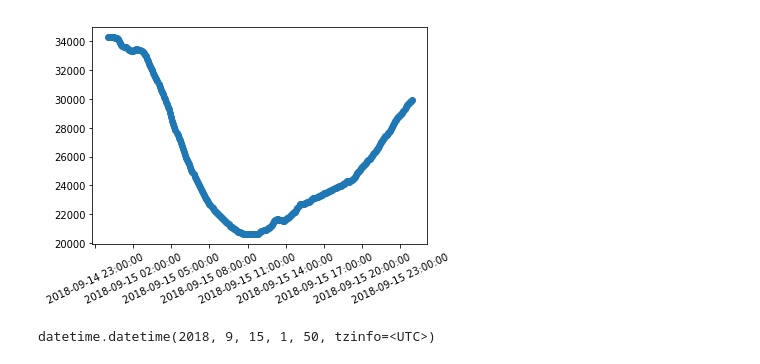
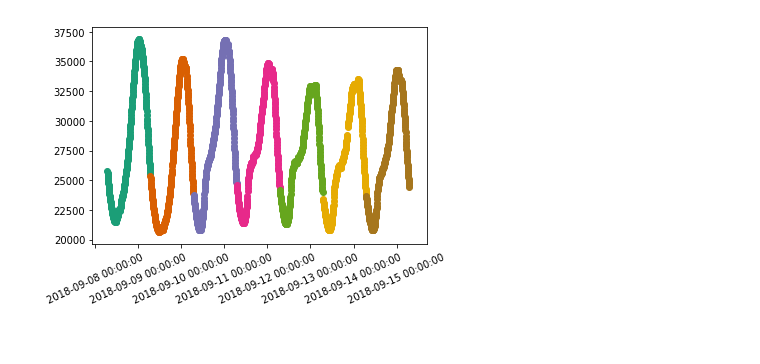
Before and after one commit to ljwille/DRISO, a Jupyter notebook: PyISO-firsttry.ipynb, the cells around one changed output. Drawn from its saved outputs; the diff is of its cells as text; code cells hidden in the pictures.

Commit message:
Some pretty load plots

```diff
--- a/PyISO-firsttry.ipynb
+++ b/PyISO-firsttry.ipynb
@@ -14,0 +15,8 @@ load = pd.DataFrame(caiso.get_load(yesterday=True))
+# %%
+load14 = pd.DataFrame(caiso.get_load(start_at=datetime.datetime(2018,9,14),end_at=datetime.datetime(2018,9,15)))
+load13 = pd.DataFrame(caiso.get_load(start_at=datetime.datetime(2018,9,13),end_at=datetime.datetime(2018,9,14)))
+load12 = pd.DataFrame(caiso.get_load(start_at=datetime.datetime(2018,9,12),end_at=datetime.datetime(2018,9,13)))
+load11 = pd.DataFrame(caiso.get_load(start_at=datetime.datetime(2018,9,11),end_at=datetime.datetime(2018,9,12)))
+load10 = pd.DataFrame(caiso.get_load(start_at=datetime.datetime(2018,9,10),end_at=datetime.datetime(2018,9,11)))
+load9 = pd.DataFrame(caiso.get_load(start_at=datetime.datetime(2018,9,9),end_at=datetime.datetime(2018,9,10)))
+load8 = pd.DataFrame(caiso.get_load(start_at=datetime.datetime(2018,9,8),end_at=datetime.datetime(2018,9,9)))
@@ -15,13 +29,15 @@ load = pd.DataFrame(caiso.get_load(yesterday=True))
+# %%
+loads = [load8,load9,load10,load11,load12,load13,load14]
 # %%
 xfmt = md.DateFormatter('%Y-%m-%d %H:%M:%S')
 plt.xticks(rotation=25)
 ax=plt.gca()
+ax.set_prop_cycle('color', Dark2_8.mpl_colors)
+
 ax.xaxis.set_major_formatter(xfmt)
-ax.scatter(load['timestamp'].dt.to_pydatetime(),load['load_MW'])
+for i in loads:
+    ax.scatter(i['timestamp'].dt.to_pydatetime(),i['load_MW'])
+
 plt.show()
 # %% [output]
-[figure, old version]
+[figure, new version]
-# %%
-load['timestamp'][0].to_pydatetime()
-# %% [output]
-datetime.datetime(2018, 9, 15, 1, 50, tzinfo=<UTC>)
```
Also changed, not shown: parts of 5 cells of this notebook.
